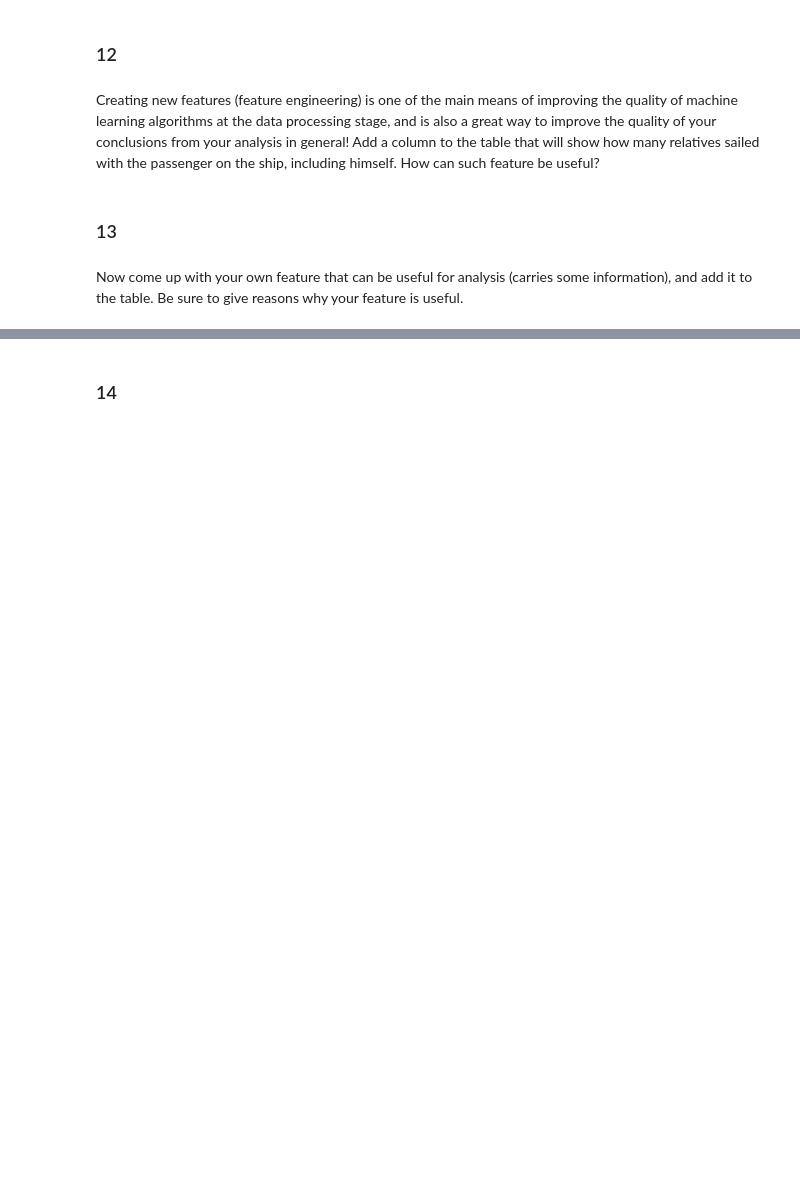
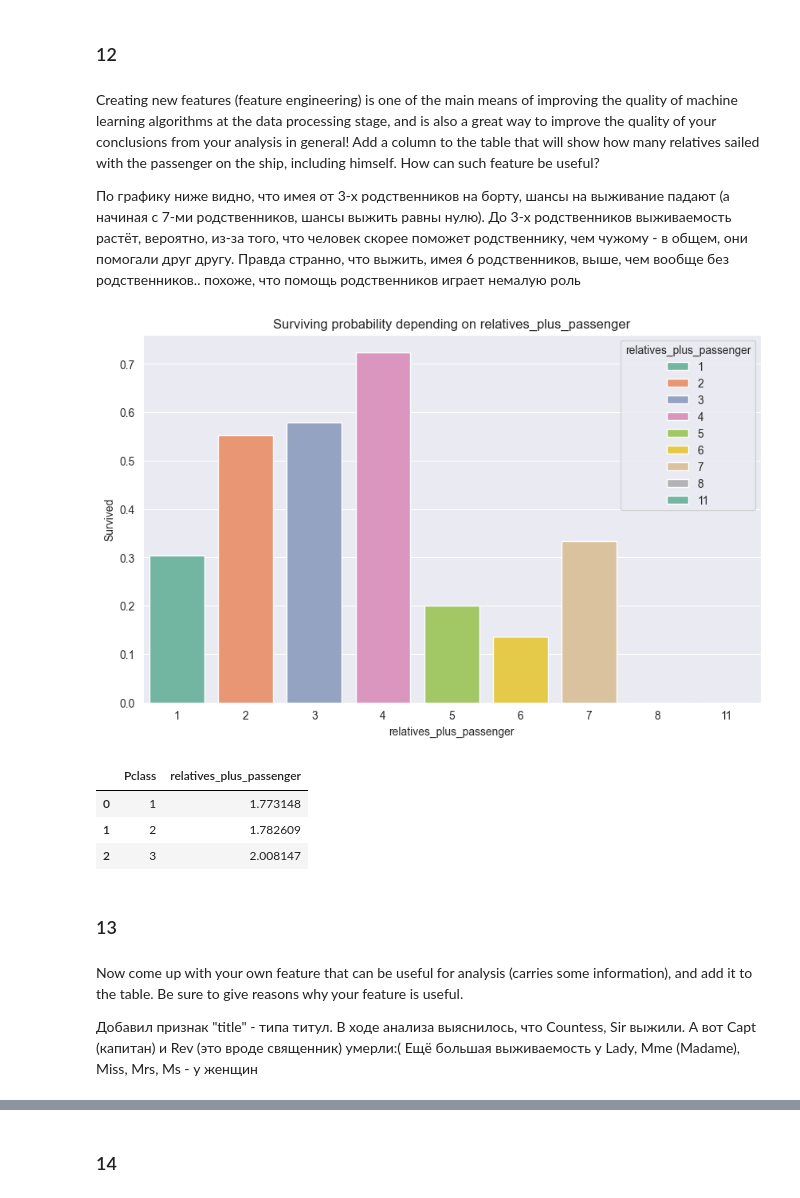
Before and after one commit to Megacinder/mds24, a Jupyter notebook: md3_ml/HA 2 - Pandas_ML_MDS_AhremenkoMA.ipynb, the cells around one changed output, grey strips where cells are left out. Drawn from its saved outputs; the diff is of its cells as text; code cells hidden in the pictures; blank space fills up the shorter version.

```diff
--- a/md3_ml/HA 2 - Pandas_ML_MDS_AhremenkoMA.ipynb
+++ b/md3_ml/HA 2 - Pandas_ML_MDS_AhremenkoMA.ipynb
@@ -495,3 +540,8 @@ Is it true that passengers with more expensive tickets survived more often? Is t
 ### 12
 # %% [markdown]
 Creating new features (feature engineering) is one of the main means of improving the quality of machine learning algorithms at the data processing stage, and is also a great way to improve the quality of your conclusions from your analysis in general! Add a column to the table that will show how many relatives sailed with the passenger on the ship, including himself. How can such feature be useful?
+
+
+По графику ниже видно, что имея от 3-х родственников на борту, шансы на выживание падают (а начиная с 7-ми родственников, шансы выжить равны нулю).
+До 3-х родственников выживаемость растёт, вероятно, из-за того, что человек скорее поможет родственнику, чем чужому - в общем, они помогали друг другу.
+Правда странно, что выжить, имея 6 родственников, выше, чем вообще без родственников.. похоже, что помощь родственников играет немалую роль
@@ -500,4 +548,35 @@ Creating new features (feature engineering) is one of the main means of improvin
+# %%
+df["relatives_plus_passenger"] = df["SibSp"] + df["Parch"] + 1  # + 1 to include the passenger
+
+
+GROUP_BY = "relatives_plus_passenger"
+df11 = df.groupby(GROUP_BY)["Survived"].mean().reset_index()
+plt.figure(figsize=(10, 6))
+sns.barplot(data=df11, hue=GROUP_BY, x=GROUP_BY, y="Survived", palette="Set2")
+plt.title(f"Surviving probability depending on {GROUP_BY}")
+plt.xlabel(GROUP_BY)
+plt.show()
+
+
+df12 = df.groupby("Pclass")["relatives_plus_passenger"].mean().reset_index()
+df12
+# plt.figure(figsize=(10, 6))
+# sns.barplot(data=df11, hue="Pclass", x="Pclass", y="relatives_plus_passenger", palette="Set2")
+# plt.title("Pclass depending on relatives_plus_passenger")
+# plt.xlabel("Pclass")
+# plt.show()
+# %% [output]
+[figure, added]
+|  | Pclass | relatives_plus_passenger |
+| 0 | 1 | 1.773148 |
+| 1 | 2 | 1.782609 |
+| 2 | 3 | 2.008147 |
 # %% [markdown]
 ### 13
 # %% [markdown]
 Now come up with your own feature that can be useful for analysis (carries some information), and add it to the table. Be sure to give reasons why your feature is useful.
+
+
+Добавил признак "title" - типа титул.
+В ходе анализа выяснилось, что Countess, Sir выжили. А вот Capt (капитан) и Rev (это вроде священник) умерли:(
+Ещё большая выживаемость у Lady, Mme (Madame), Miss, Mrs, Ms - у женщин
```
Also changed, not shown: parts of 40 cells of this notebook, 5 other files.
